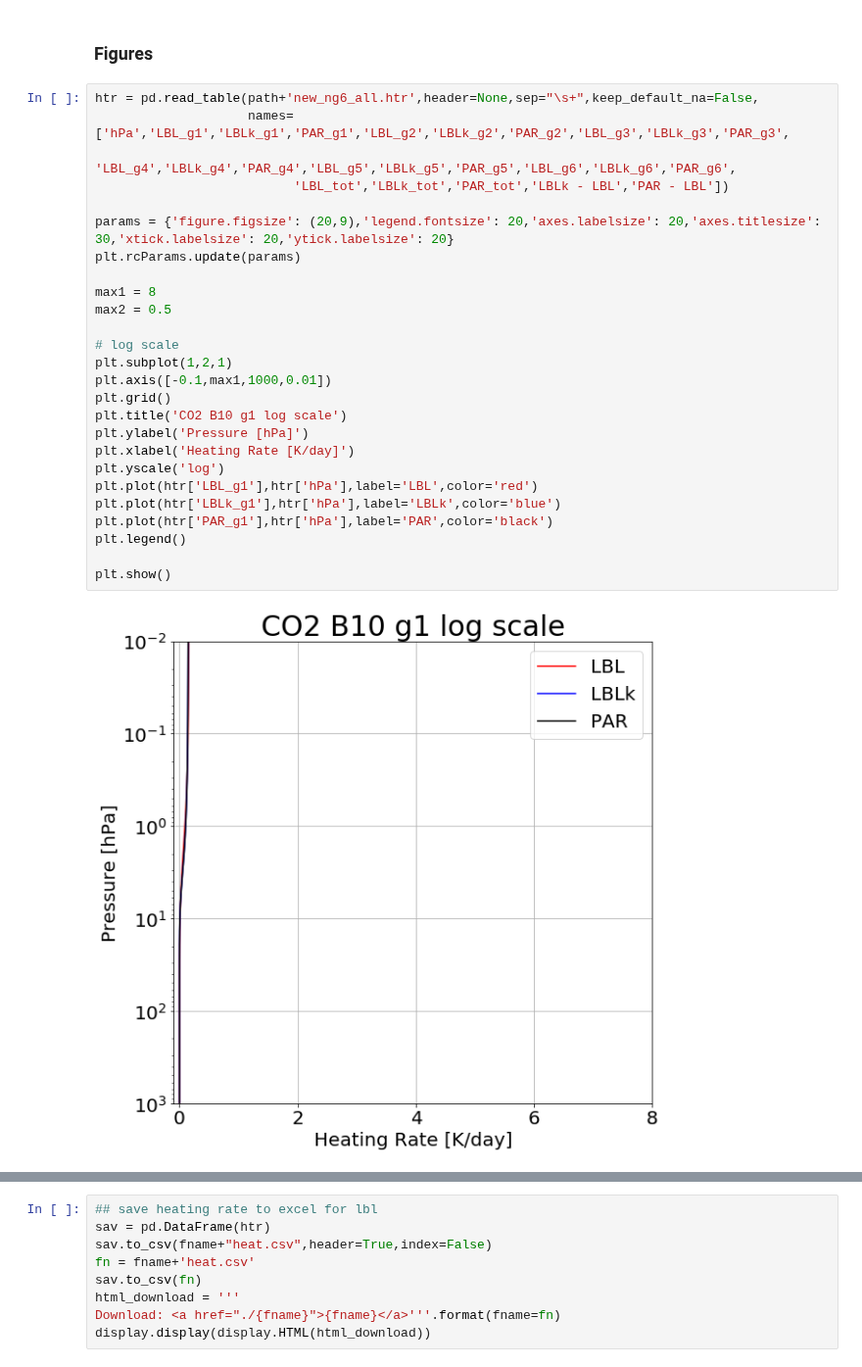
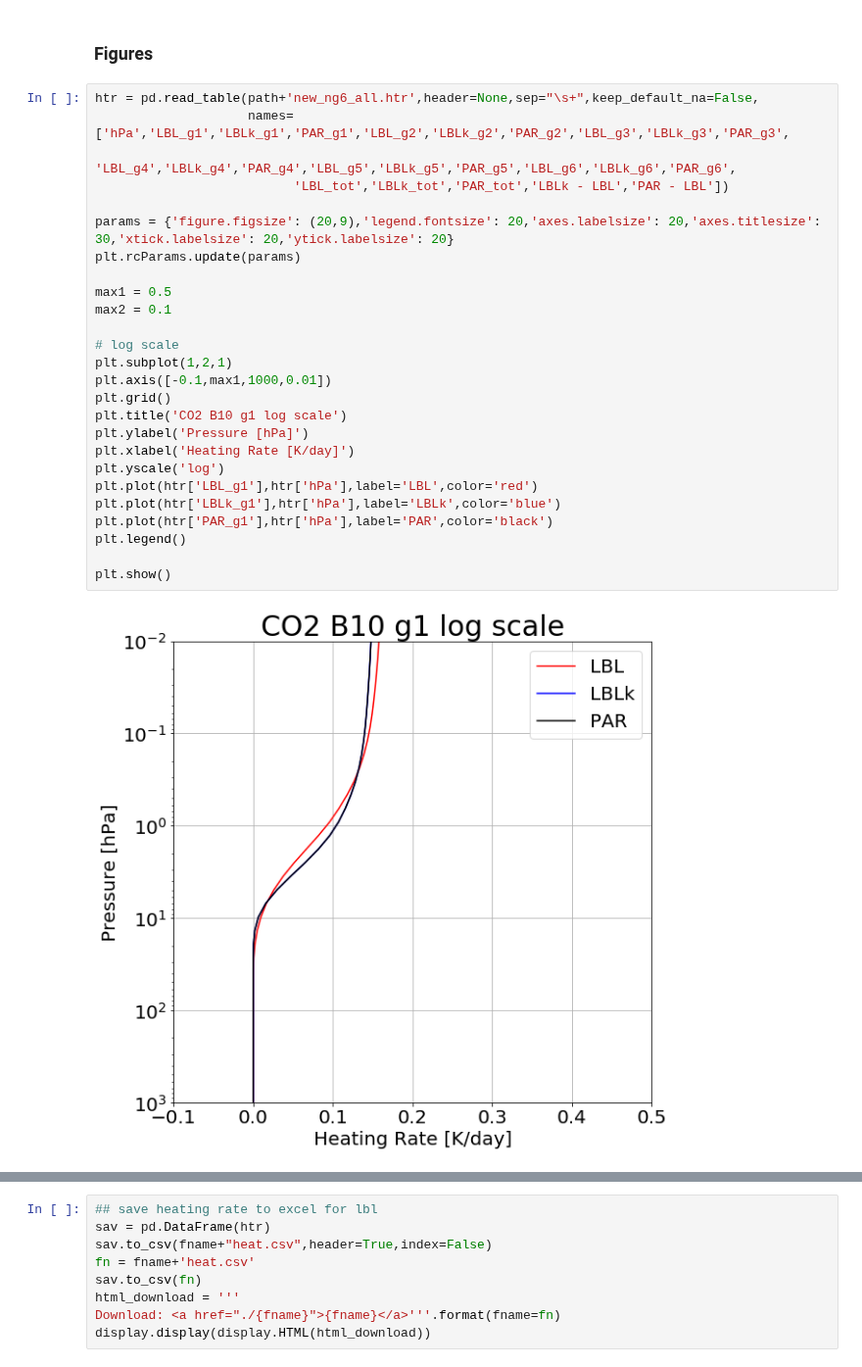
Before and after one commit to kimbuyo/Radiation_SW, a Jupyter notebook: Param/CO2/B10/190213_Result/CO2x1/CO2_B10_cosz1.0_saw75_result.ipynb, the cells around one changed output, grey strips where cells are left out. Shown at 98% size. Cells and saved outputs as stored; diff of their text form.

```diff
--- a/Param/CO2/B10/190213_Result/CO2x1/CO2_B10_cosz1.0_saw75_result.ipynb
+++ b/Param/CO2/B10/190213_Result/CO2x1/CO2_B10_cosz1.0_saw75_result.ipynb
@@ -71,31 +71,31 @@ Download: CO2_B10_cosz1.0_saw75_flux.csv
 # %%
 htr = pd.read_table(path+'new_ng6_all.htr',header=None,sep="\s+",keep_default_na=False,
                     names=['hPa','LBL_g1','LBLk_g1','PAR_g1','LBL_g2','LBLk_g2','PAR_g2','LBL_g3','LBLk_g3','PAR_g3',
                           'LBL_g4','LBLk_g4','PAR_g4','LBL_g5','LBLk_g5','PAR_g5','LBL_g6','LBLk_g6','PAR_g6',
                           'LBL_tot','LBLk_tot','PAR_tot','LBLk - LBL','PAR - LBL'])
 
 params = {'figure.figsize': (20,9),'legend.fontsize': 20,'axes.labelsize': 20,'axes.titlesize': 30,'xtick.labelsize': 20,'ytick.labelsize': 20}
 plt.rcParams.update(params)
 
-max1 = 8
-max2 = 0.5
+max1 = 0.5
+max2 = 0.1
 
 # log scale
 plt.subplot(1,2,1)
 plt.axis([-0.1,max1,1000,0.01])
 plt.grid()
 plt.title('CO2 B10 g1 log scale')
 plt.ylabel('Pressure [hPa]')
 plt.xlabel('Heating Rate [K/day]')
 plt.yscale('log')
 plt.plot(htr['LBL_g1'],htr['hPa'],label='LBL',color='red')
 plt.plot(htr['LBLk_g1'],htr['hPa'],label='LBLk',color='blue')
 plt.plot(htr['PAR_g1'],htr['hPa'],label='PAR',color='black')
 plt.legend()
 
 plt.show()
 # %% [output]
-[figure, old version]
+[figure, new version]
 # %%
 # linear scale
 plt.subplot(1,2,2)
```
Also changed, not shown: parts of 13 cells of this notebook.
